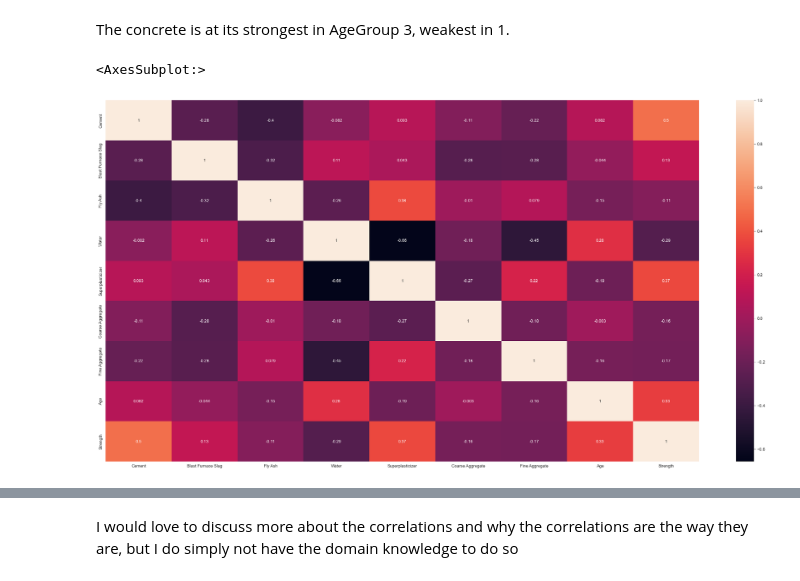
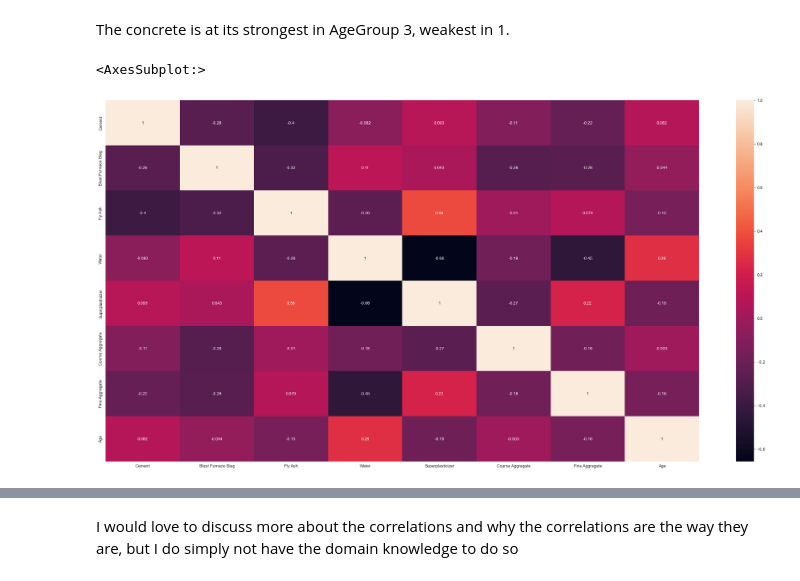
Before and after one commit to Markuski2023/MLGit, a Jupyter notebook: Oblig3/ConcreteDatasetRegression/ConcreteEDA.ipynb, the cells around one changed output, grey strips where cells are left out. Cells and saved outputs as stored; diff of their text form; code cells hidden in the pictures.

```diff
--- a/Oblig3/ConcreteDatasetRegression/ConcreteEDA.ipynb
+++ b/Oblig3/ConcreteDatasetRegression/ConcreteEDA.ipynb
@@ -487,10 +501,10 @@ df_bins[['StrengthGroup', 'AgeGroup']].groupby(['AgeGroup'], as_index=False, sor
 # %% [markdown]
 The concrete is at its strongest in AgeGroup 3, weakest in 1.
 # %%
-df = df.drop(columns=['CementGroup', 'BlastGroup', 'FlyGroup', 'WaterGroup', 'SuperplasticizerGroup', 'CoarseGroup', 'FineGroup', 'AgeGroup', 'StrengthGroup'])
+df = df.drop(columns=['CementGroup', 'BlastGroup', 'FlyGroup', 'WaterGroup', 'SuperplasticizerGroup', 'CoarseGroup', 'FineGroup', 'AgeGroup', 'StrengthGroup', 'Strength'])
 
 fig = plt.figure(figsize=(32,16))
 sns.heatmap(df.corr(), annot=True)
 # %% [output]
 <AxesSubplot:>
-[figure, old version]
+[figure, new version]
```
Also changed, not shown: parts of 30 cells of this notebook, 20 other files.
